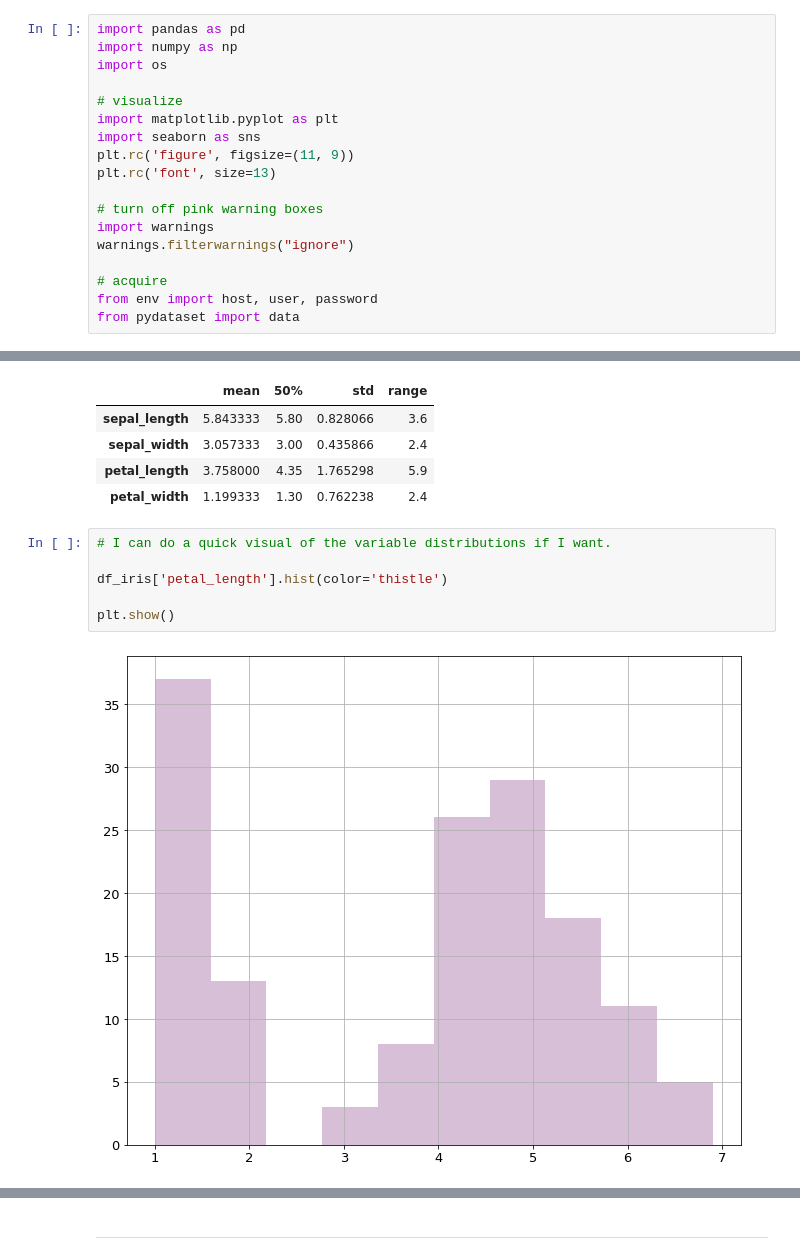
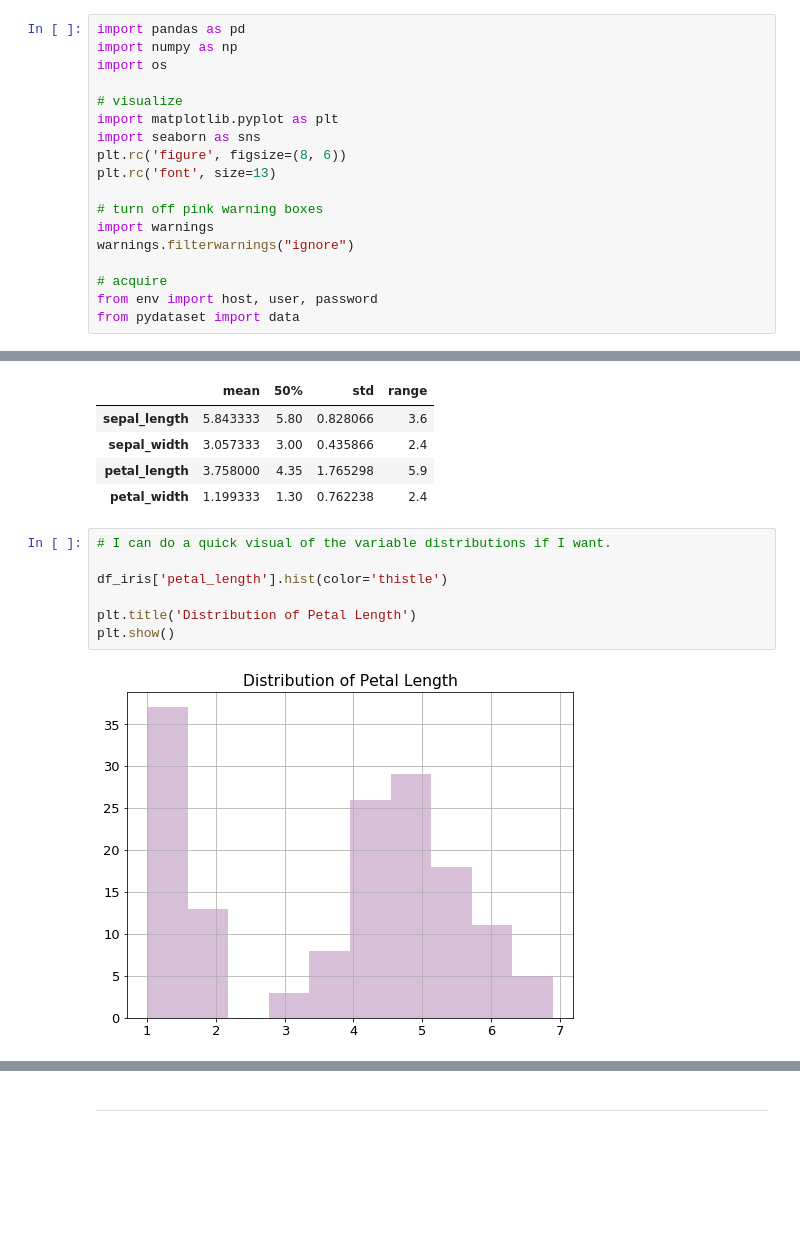
Before and after one commit to faithkane3/e_classification, a Jupyter notebook: e_class_acquire.ipynb, the cells around one changed output, grey strips where cells are left out. Saved outputs shown, nothing was run; the diff lists cells and outputs as text; blank space fills up the shorter version.

```diff
--- a/e_class_acquire.ipynb
+++ b/e_class_acquire.ipynb
@@ -70,7 +70,7 @@ import os
 # visualize
 import matplotlib.pyplot as plt
 import seaborn as sns
-plt.rc('figure', figsize=(11, 9))
+plt.rc('figure', figsize=(8, 6))
 plt.rc('font', size=13)
 
 # turn off pink warning boxes
@@ -228,8 +228,9 @@ stats[['mean', '50%', 'std', 'range']]
 # %%
 # I can do a quick visual of the variable distributions if I want.
 
 df_iris['petal_length'].hist(color='thistle')
 
+plt.title('Distribution of Petal Length')
 plt.show()
 # %% [output]
-[figure, old version]
+[figure, new version]
```
Also changed, not shown: parts of 5 cells of this notebook, 1 other file.
